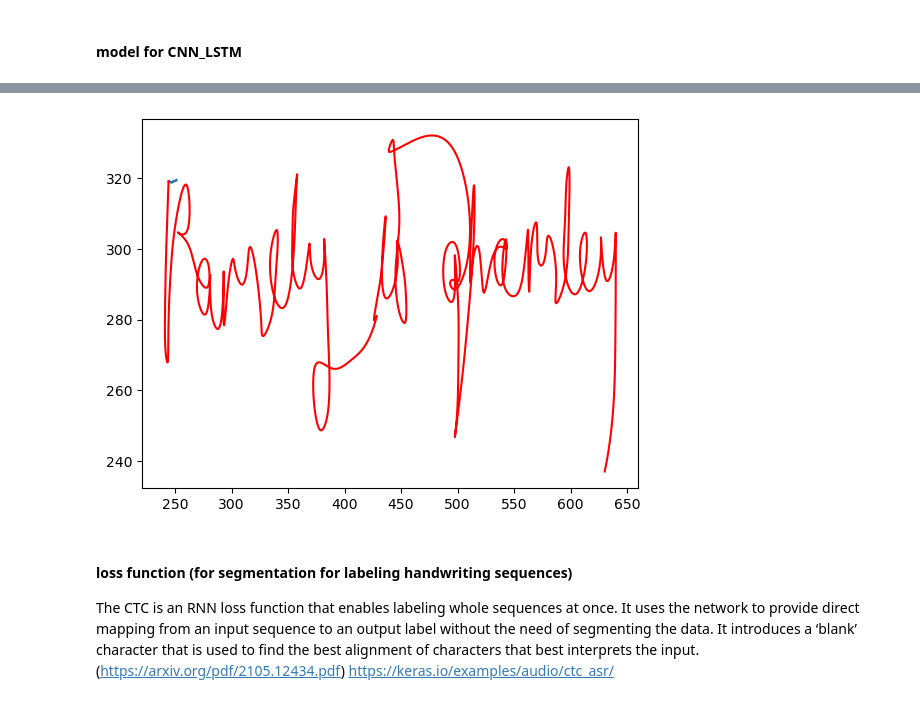
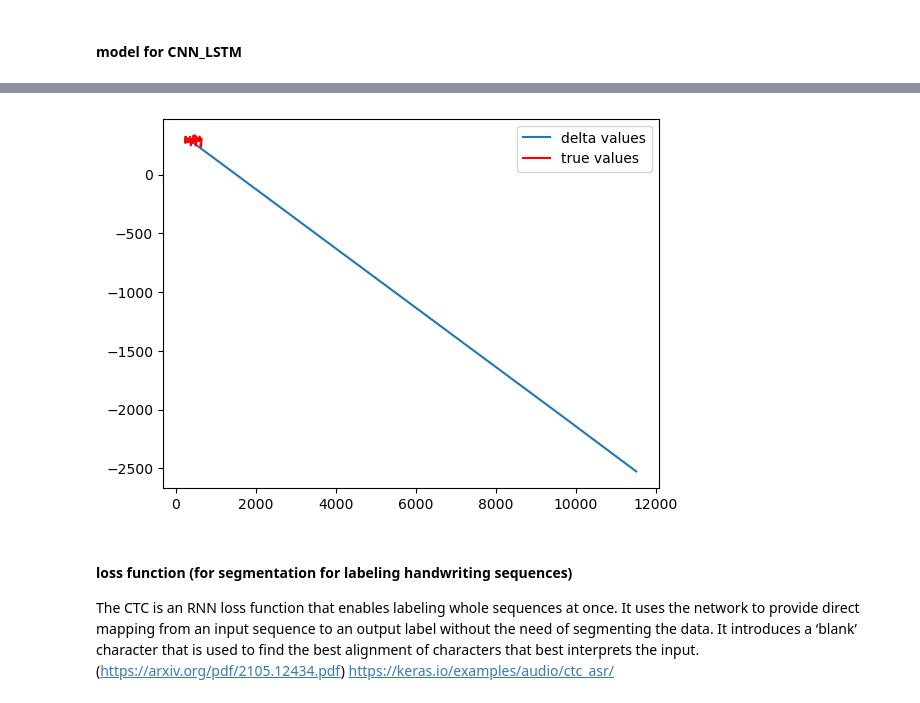
Before and after one commit to anni5701/tracePrediction, a Jupyter notebook: main_4.ipynb, the cells around one changed output, grey strips where cells are left out. Drawn from its saved outputs; the diff is of its cells as text; code cells hidden in the pictures.

```diff
--- a/main_4.ipynb
+++ b/main_4.ipynb
@@ -244,13 +277,17 @@ def def_model_3(time_stemps, num_features=INPUT_DIM):
 print("The trainings data is of shape {} and {}". format(x_train.shape, y_train.shape))
 print ('Fitting model...')
 
-model = def_model_3(x_train.shape[1], INPUT_DIM)
+model = def_model_3(INPUT_DIM)
 
-model.compile(optimizer=tf.keras.optimizers.Adam(lr=0.001), loss='mse')
+model.compile(optimizer=tf.keras.optimizers.Adam(learning_rate=0.001), loss='mse')
 print(model.summary())
 
-print(y_train.shape)
-history = model.fit(x_train, y_train, epochs= 50, validation_split=0.2)
+# train on one segment to verify model for simple input
+segment_x = np.expand_dims(segment[segment.columns.intersection(feature_columns)], 1).astype('float32')
+segment_y = np.expand_dims(segment[segment.columns.intersection(label_columns)],1).astype('float32')
+
+history = model.fit(x_train, y_train, epochs= 20,batch_size= 100, validation_split=0.2)
+#history = model.fit(segment_x, segment_y, epochs= 20,batch_size= 100, validation_split=0.2)
 
 plt.plot(history.history['loss'])
 plt.plot(history.history['val_loss'])
@@ -283,0 +318,5 @@ ValueError: in user code:
+# %%
+segment_x = np.expand_dims(segment[segment.columns.intersection(feature_columns)], 1).astype('float32')
+segment_y = segment[segment.columns.intersection(label_columns)].astype('float32')
+
+print("Test data is of shape {} and {}".format(segment_x.shape, segment_y.shape))
@@ -283,0 +330,3 @@ ValueError: in user code:
+# %%
+y_pred = model.predict(segment_x, batch_size=100)
+print(y_pred.shape)
@@ -284,17 +336,14 @@ ValueError: in user code:
+# %%
+start_x = data.loc[segment_starts[47], "x"]
+start_y = data.loc[segment_starts[47], "y"]
+
+y_pred = np.squeeze(y_pred, 1)
 # %%
-y_pred = model.predict(x_test, batch_size=100)
-
-y_pred = y_pred.reshape(-1,2)
-start_x = data.loc[segment_starts[47], "x"]
-start_y = data.loc[segment_starts[47], "y"]
-
-y_test = y_test.reshape(-1,2)
-
 x_values = [start_x]
 y_values = [start_y]
-for i in range(0,len(y_test)-1): # 0 statt 1
-    x_values.append(x_values[i] + y_test[i,0]) # minus 1 bei values weggenommmen
-    y_values.append(y_values[i] + y_test[i,1])
+for i in range(0,len(segment_y)-2): # 0 statt 1
+    x_values.append(x_values[i] + segment_y.iloc[i,0]) # minus 1 bei values weggenommmen
+    y_values.append(y_values[i] + segment_y.iloc[i,1])
 # bei pred bei 0 angefangen
-print_segment_with_delta_values(start_x, start_y, y_pred[:,0], y_pred[:,1], x_values, y_values)
+print_segment_with_delta_values(start_x, start_y, y_pred[:-1,0], y_pred[:-1,1], x_values, y_values)
 # %% [output]
@@ -302,4 +350,4 @@ print_segment_with_delta_values(start_x, start_y, y_pred[:,0], y_pred[:,1], x_va
-[figure, old version]
+[figure, new version]
 # %% [markdown]
 #### loss function (for segmentation for labeling handwriting sequences)
 The CTC is an RNN loss function that enables labeling whole sequences at once. It uses the network to provide direct mapping from an input sequence to an output label
```
Also changed, not shown: parts of 17 cells of this notebook, 2 other files.
